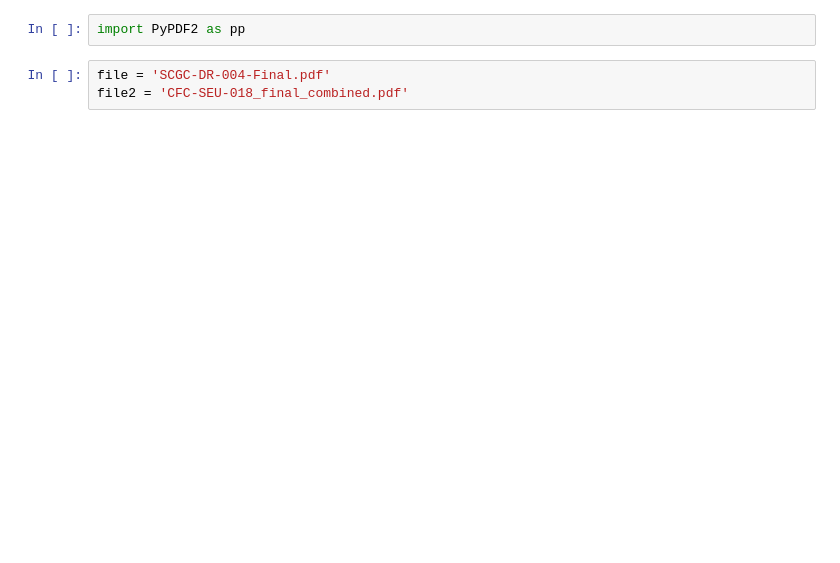
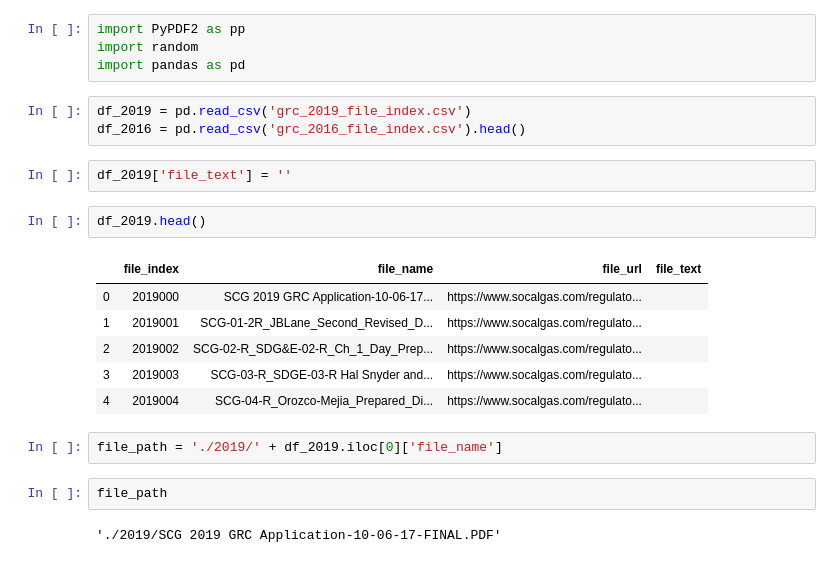
Before and after one commit to grantaguinaldo/grc, a Jupyter notebook: GRC-PDF2Text.ipynb, the cells around one changed output. Drawn from its saved outputs; the diff is of its cells as text; blank space fills up the shorter version.

```diff
--- a/GRC-PDF2Text.ipynb
+++ b/GRC-PDF2Text.ipynb
@@ -1,6 +1,25 @@
 # %%
 import PyPDF2 as pp
+import random
+import pandas as pd
-# %%
-file = 'SCGC-DR-004-Final.pdf'
-file2 = 'CFC-SEU-018_final_combined.pdf'
+# %%
+df_2019 = pd.read_csv('grc_2019_file_index.csv')
+df_2016 = pd.read_csv('grc_2016_file_index.csv').head()
+# %%
+df_2019['file_text'] = ''
+# %%
+df_2019.head()
+# %% [output]
+|  | file_index | file_name | file_url | file_text |
+| 0 | 2019000 | SCG 2019 GRC Application-10-06-17... | https://www.socalgas.com/regulato... |  |
+| 1 | 2019001 | SCG-01-2R_JBLane_Second_Revised_D... | https://www.socalgas.com/regulato... |  |
+| 2 | 2019002 | SCG-02-R_SDG&E-02-R_Ch_1_Day_Prep... | https://www.socalgas.com/regulato... |  |
+| 3 | 2019003 | SCG-03-R_SDGE-03-R Hal Snyder and... | https://www.socalgas.com/regulato... |  |
+| 4 | 2019004 | SCG-04-R_Orozco-Mejia_Prepared_Di... | https://www.socalgas.com/regulato... |  |
+# %%
+file_path = './2019/' + df_2019.iloc[0]['file_name']
+# %%
+file_path
+# %% [output]
+'./2019/SCG 2019 GRC Application-10-06-17-FINAL.PDF'
 # %%
```
Also changed, not shown: parts of 12 cells of this notebook, 1 other file.
